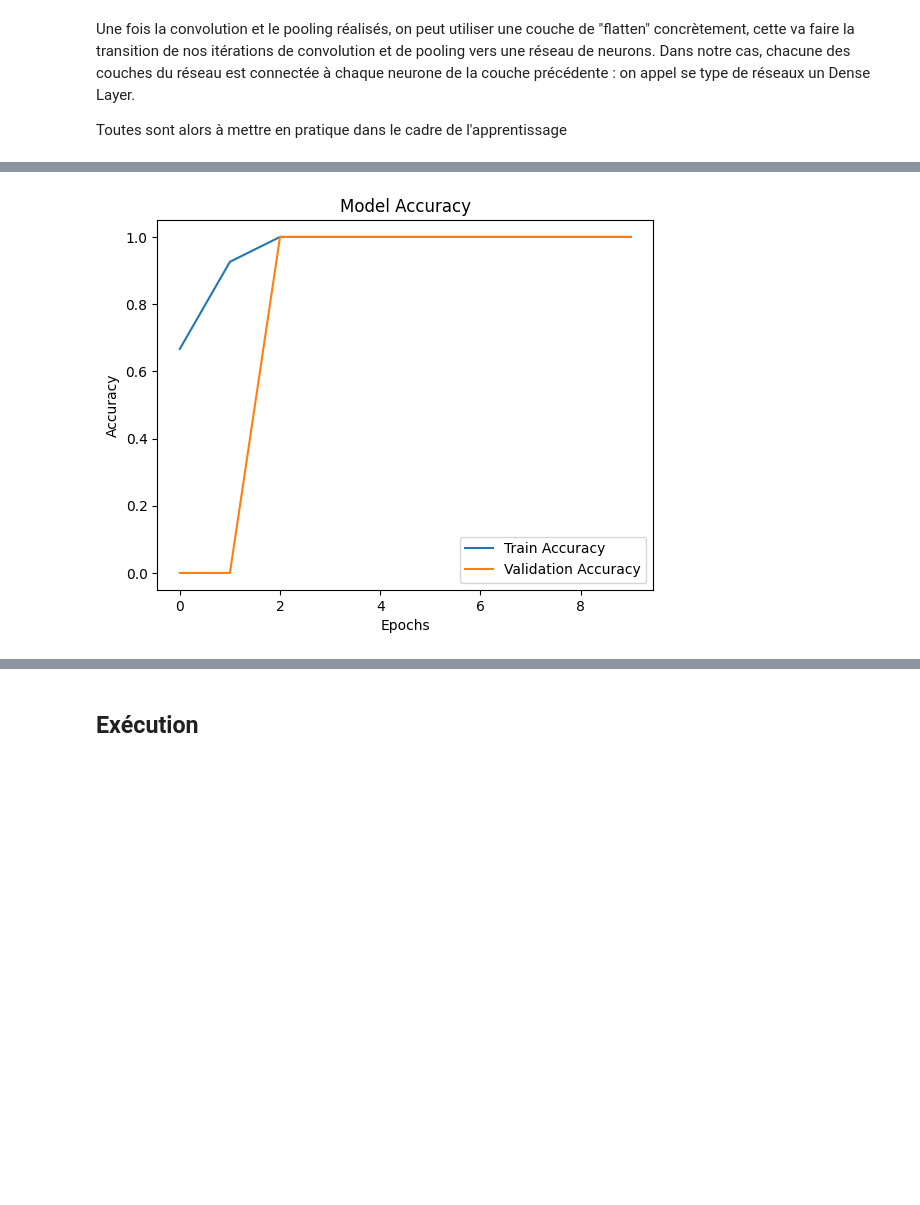
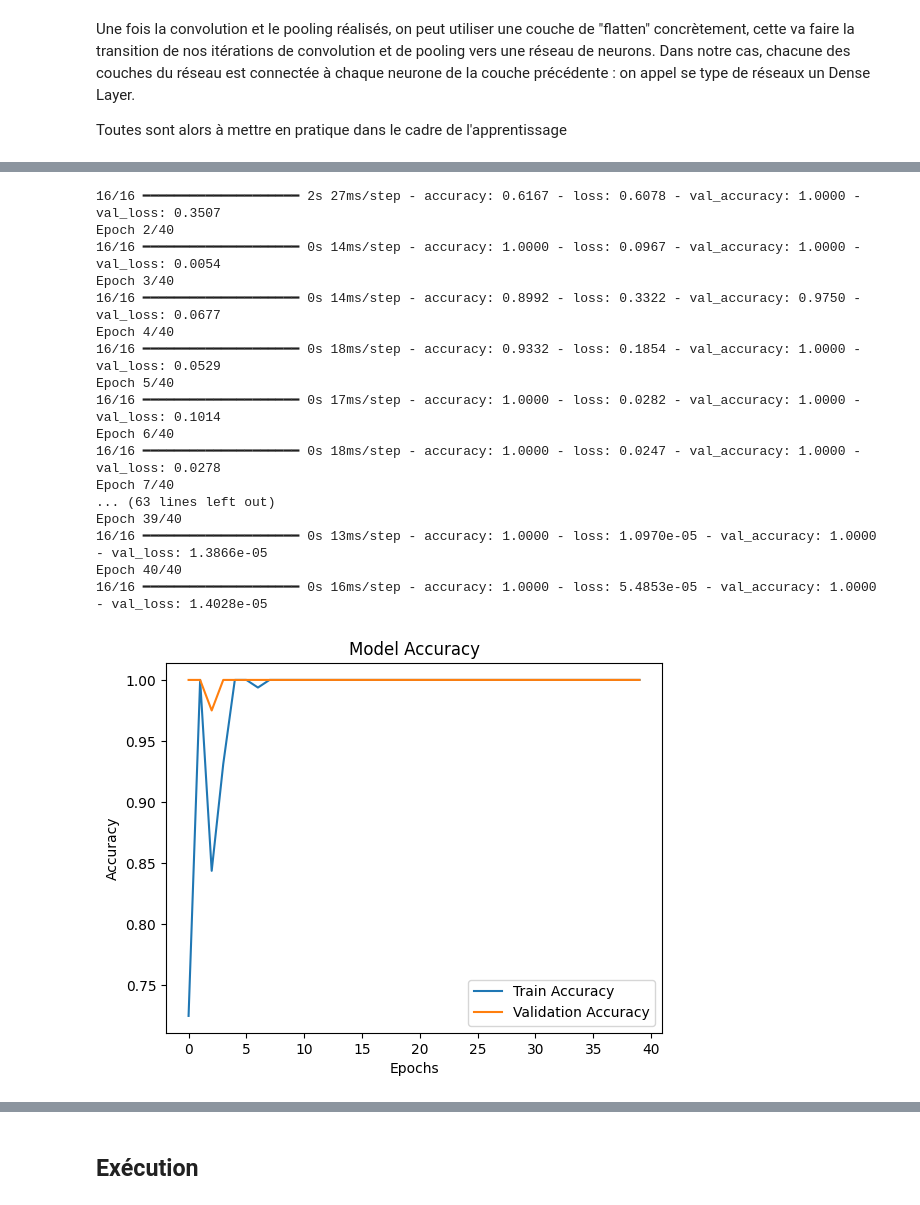
Before and after one commit to Sintar0/SAE_Samuel_Ilyes_Reconnaissance_Faciale, a Jupyter notebook: learning_algorithm/6_CNN.ipynb, the cells around one changed output, grey strips where cells are left out. Cells and saved outputs as stored; diff of their text form; code cells hidden in the pictures; blank space fills up the shorter version.

```diff
--- a/learning_algorithm/6_CNN.ipynb
+++ b/learning_algorithm/6_CNN.ipynb
@@ -44,9 +44,9 @@ elif choix_classification == 0:
 
     with open(DATASET+'/visages.pkl', 'rb') as fh:
         features = pickle.load(fh)
+        features = np.array(features)
 
     with open(DATASET+'/noms.pkl', 'rb') as fh:
         targets = pickle.load(fh)
-
 print('Shape of visages matrix --> ', features.shape)
 # %% [output]
@@ -207,8 +207,8 @@ model.compile(optimizer='adam', # Optimiseur
               metrics=['accuracy']) # Métrique d'évaluation
 
 # Entraînement du modèle
-batch_size = 2 # Taille des mini-lots (nombre d'images à passer à travers le réseau à chaque itération)
-epochs = 10 # Nombre d'itérations sur l'ensemble des données (nombre de fois où l'on va passer l'ensemble des données à travers le réseau)
+batch_size = 10 # Taille des mini-lots (nombre d'images à passer à travers le réseau à chaque itération)
+epochs = 40 # Nombre d'itérations sur l'ensemble des données (nombre de fois où l'on va passer l'ensemble des données à travers le réseau)
 
 history = model.fit(features, targets, batch_size=batch_size, epochs=epochs, validation_split=0.2 ) # Entraînement du modèle (en utilisant 20% des données pour la validation
 
@@ -252 +233,18 @@ Epoch 10/10
+16/16 ━━━━━━━━━━━━━━━━━━━━ 2s 27ms/step - accuracy: 0.6167 - loss: 0.6078 - val_accuracy: 1.0000 - val_loss: 0.3507
+Epoch 2/40
+16/16 ━━━━━━━━━━━━━━━━━━━━ 0s 14ms/step - accuracy: 1.0000 - loss: 0.0967 - val_accuracy: 1.0000 - val_loss: 0.0054
+Epoch 3/40
+16/16 ━━━━━━━━━━━━━━━━━━━━ 0s 14ms/step - accuracy: 0.8992 - loss: 0.3322 - val_accuracy: 0.9750 - val_loss: 0.0677
+Epoch 4/40
+16/16 ━━━━━━━━━━━━━━━━━━━━ 0s 18ms/step - accuracy: 0.9332 - loss: 0.1854 - val_accuracy: 1.0000 - val_loss: 0.0529
+Epoch 5/40
+16/16 ━━━━━━━━━━━━━━━━━━━━ 0s 17ms/step - accuracy: 1.0000 - loss: 0.0282 - val_accuracy: 1.0000 - val_loss: 0.1014
+Epoch 6/40
+16/16 ━━━━━━━━━━━━━━━━━━━━ 0s 18ms/step - accuracy: 1.0000 - loss: 0.0247 - val_accuracy: 1.0000 - val_loss: 0.0278
+Epoch 7/40
+... (63 lines left out)
+Epoch 39/40
+16/16 ━━━━━━━━━━━━━━━━━━━━ 0s 13ms/step - accuracy: 1.0000 - loss: 1.0970e-05 - val_accuracy: 1.0000 - val_loss: 1.3866e-05
+Epoch 40/40
+16/16 ━━━━━━━━━━━━━━━━━━━━ 0s 16ms/step - accuracy: 1.0000 - loss: 5.4853e-05 - val_accuracy: 1.0000 - val_loss: 1.4028e-05
-[figure, old version]
+[figure, new version]
```
Also changed, not shown: parts of 8 cells of this notebook.
